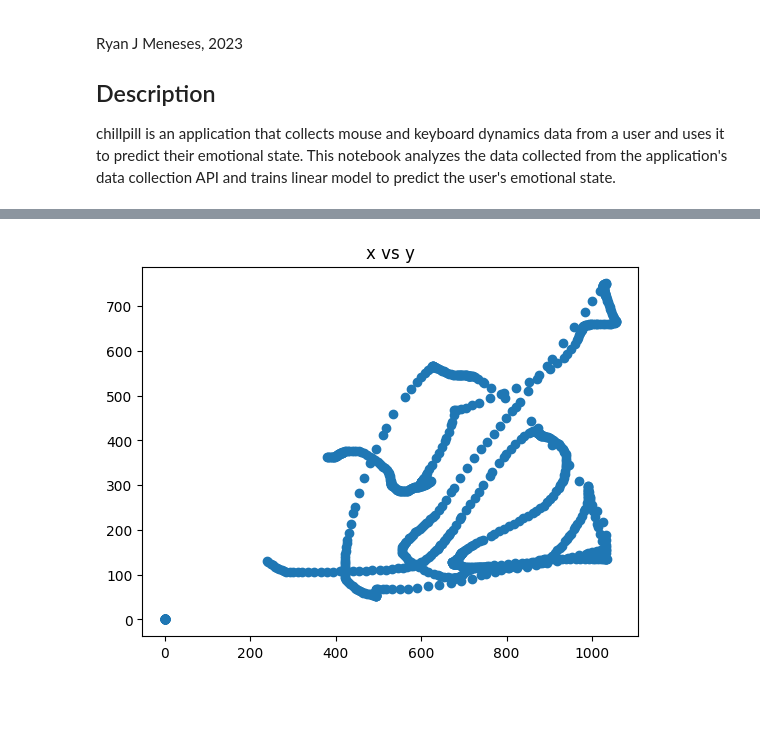
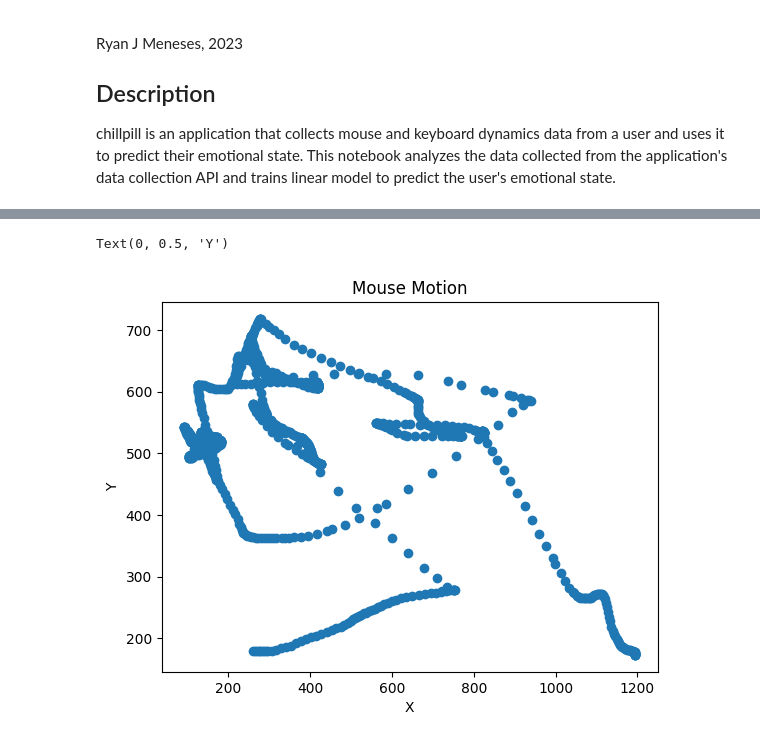
Before and after one commit to hiyaryan/chillpill, a Jupyter notebook: tracking.ipynb, the cells around one changed output, grey strips where cells are left out. Saved outputs shown, nothing was run; the diff lists cells and outputs as text; code cells hidden in the pictures; blank space fills up the shorter version.

```diff
--- a/tracking.ipynb
+++ b/tracking.ipynb
@@ -11,11 +11,15 @@ import matplotlib.pyplot as plt
 
 from src.util import file
 # %%
-tracking_data = {}
-for filename in os.listdir(file.TRACKING_PATH):
+# load all of the datasets into an array
+tracking_data = []
+tracking_data_names = []
+for filename in os.listdir(file.PREPROCESSED_PATH):
     if filename.endswith(".csv"):
-        tracking_data[filename] = file.load_tracking_file(filename)
-        print(f"Loaded {filename} with {len(tracking_data[filename])} rows.")
+        dataset = file.load_preprocessed_file(filename)
+        tracking_data.append(dataset)
+        tracking_data_names.append(filename)
+        print(f"Loaded {filename} with {len(dataset)} rows.")
 
-tracking_data["20230503-023014.csv"].head()
+tracking_data[0].head()
 # %% [output]
@@ -86,0 +166,4 @@ plt.show()
+# %%
+# separate input_type 1 from the first dataframe in the tracking_data array into a new dataframe
+input_type_1 = tracking_data[0][tracking_data[0]["input_type"] == 1]
+input_type_1.head()
@@ -87,10 +191,14 @@ plt.show()
 # %%
-# plot only the first 1000 rows of x vs y
+# create an x vs y scatter plot of the input_type 1 dataframe for the first 1000 rows
 plt.scatter(
-    tracking_data["20230503-023014.csv"]["x"][:1000],
-    tracking_data["20230503-023014.csv"]["y"][:1000],
+    input_type_1["x"][:1000],
+    input_type_1["y"][:1000],
 )
-plt.title("x vs y")
-plt.show()
+plt.title("Mouse Motion")
+
+# label the x and y axes
+plt.xlabel("X")
+plt.ylabel("Y")
 # %% [output]
+Text(0, 0.5, 'Y')
-[figure, old version]
+[figure, new version]
```
Also changed, not shown: parts of 16 cells of this notebook, 4 other files.
